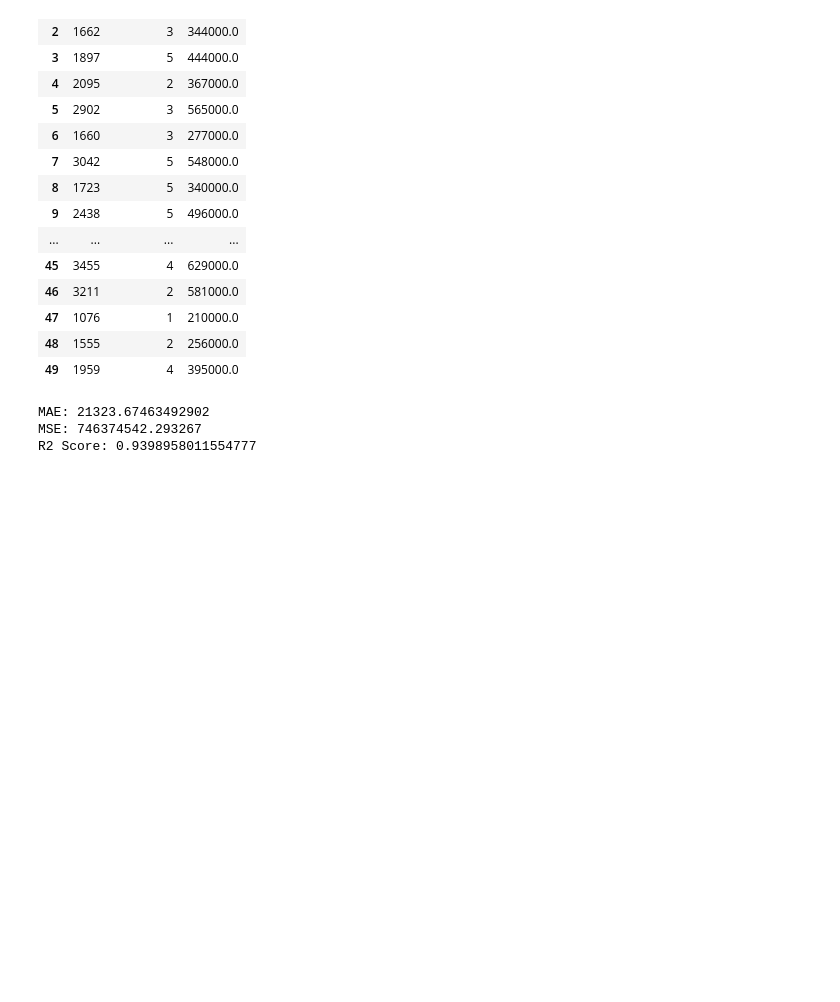
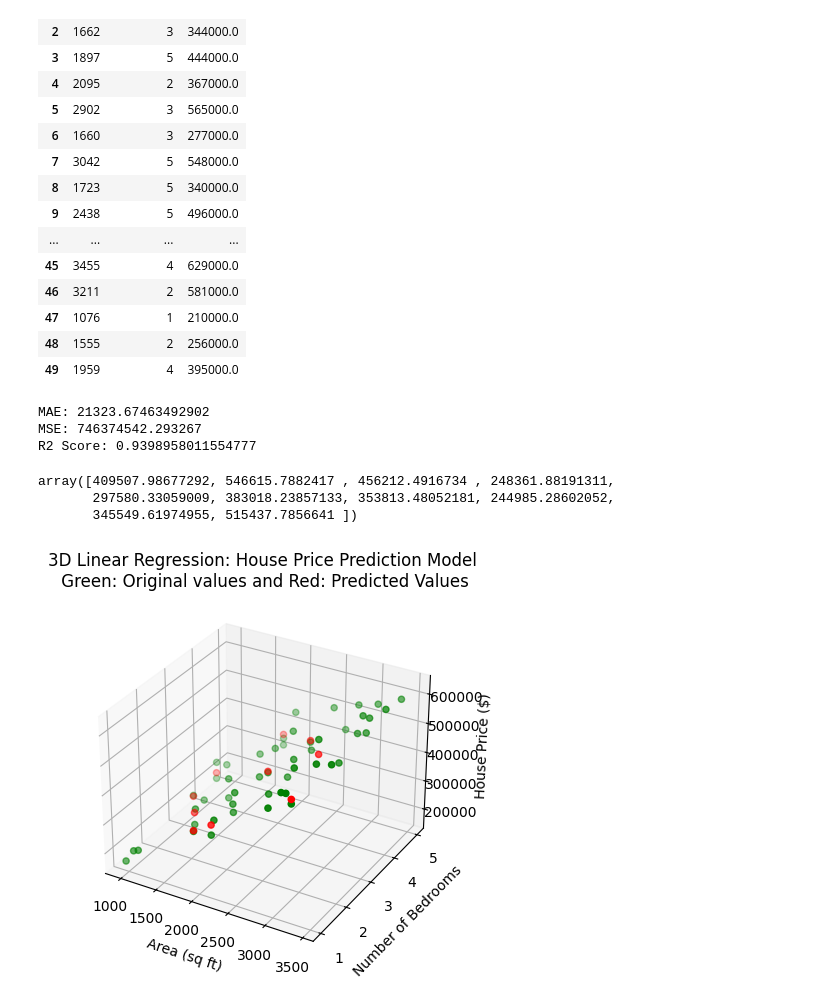
Before and after one commit to MalavMDesai/GenAIAssignment, a Jupyter notebook: Assignment4.ipynb, the cells around one changed output. Drawn from its saved outputs; the diff is of its cells as text; code cells hidden in the pictures; blank space fills up the shorter version.

```diff
--- a/Assignment4.ipynb
+++ b/Assignment4.ipynb
@@ -36,19 +36,23 @@ target = df['Price']
 scaler = StandardScaler()
 features_scaled = scaler.fit_transform(features)
 features_train, features_test, target_train, target_test = train_test_split(
-    features_scaled,
+    features,
     target,
     test_size=0.2,
     random_state=827
 )
 # %%
 model = LinearRegression()
-model.fit(features_train, target_train)
-target_pred = model.predict(features_test)
+model.fit(scaler.transform(features_train), target_train)
+target_pred = model.predict(scaler.transform(features_test))
 print("MAE:", mean_absolute_error(target_test, target_pred))
 print("MSE:", mean_squared_error(target_test, target_pred))
 print("R2 Score:", r2_score(target_test, target_pred))
+target_pred
 # %% [output]
 MAE: 21323.67463492902
 MSE: 746374542.293267
 R2 Score: 0.9398958011554777
+array([409507.98677292, 546615.7882417 , 456212.4916734 , 248361.88191311,
+       297580.33059009, 383018.23857133, 353813.48052181, 244985.28602052,
+       345549.61974955, 515437.7856641 ])
@@ -57,0 +59,24 @@ ax=fig.add_subplot(111,projection='3d')
+# %%
+fig=plt.figure()
+ax=fig.add_subplot(111,projection='3d')
+scat=ax.scatter(features_train['Area'],
+                features_train['Bedrooms'],
+                target_train,
+                color='green')
+scat=ax.scatter(features_test['Area'],
+                features_test['Bedrooms'],
+                target_test,
+                color='green')
+scat=ax.scatter(features_test['Area'],
+                features_test['Bedrooms'],
+                target_pred,
+                color='red')
+
+ax.set_title('3D Linear Regression: House Price Prediction Model\n Green: Original values and Red: Predicted Values')
+ax.set_xlabel('Area (sq ft)')
+ax.set_ylabel('Number of Bedrooms')
+ax.set_zlabel('House Price ($)')
+
+plt.show()
+# %% [output]
+[figure, added]
```
Also changed, not shown: parts of 1 cell of this notebook.
